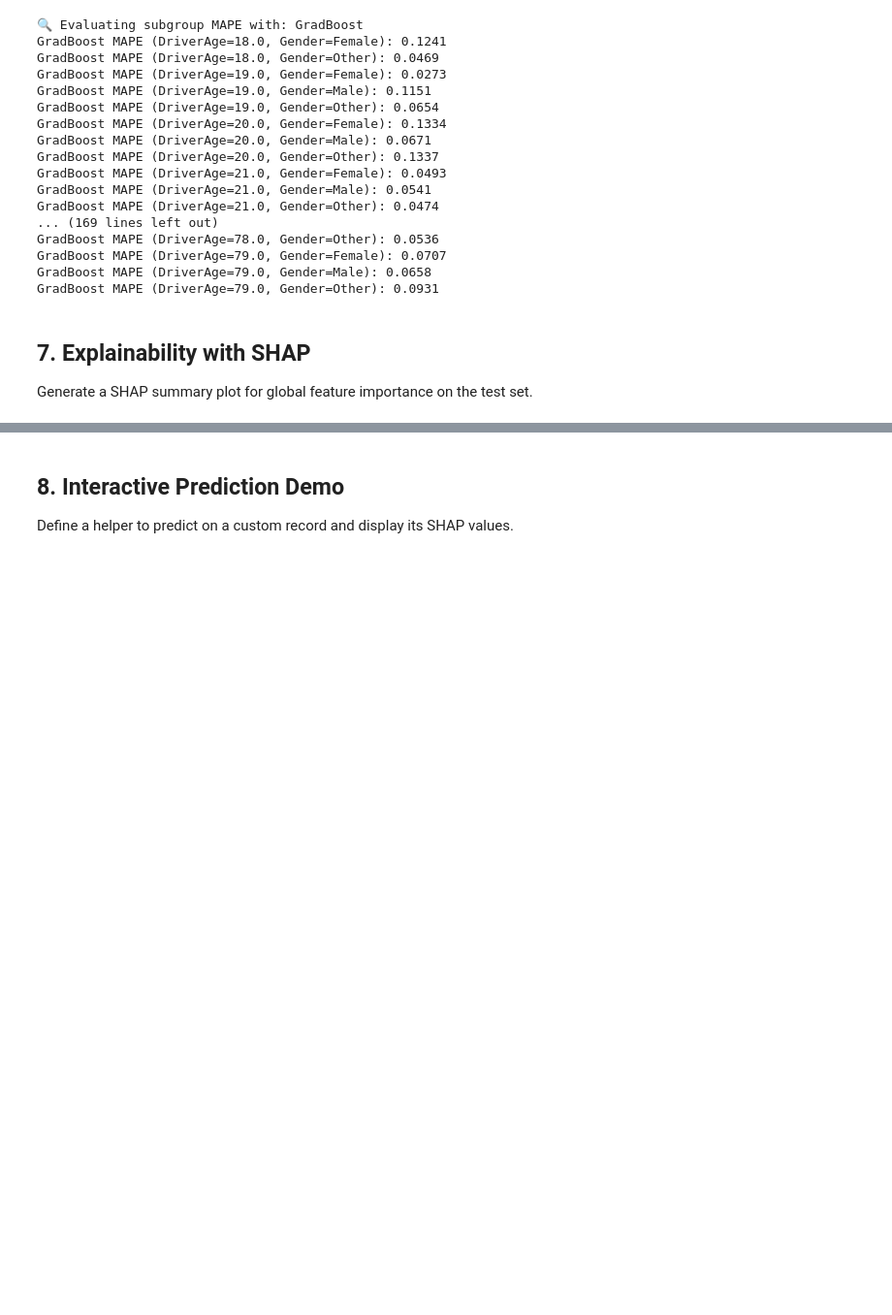
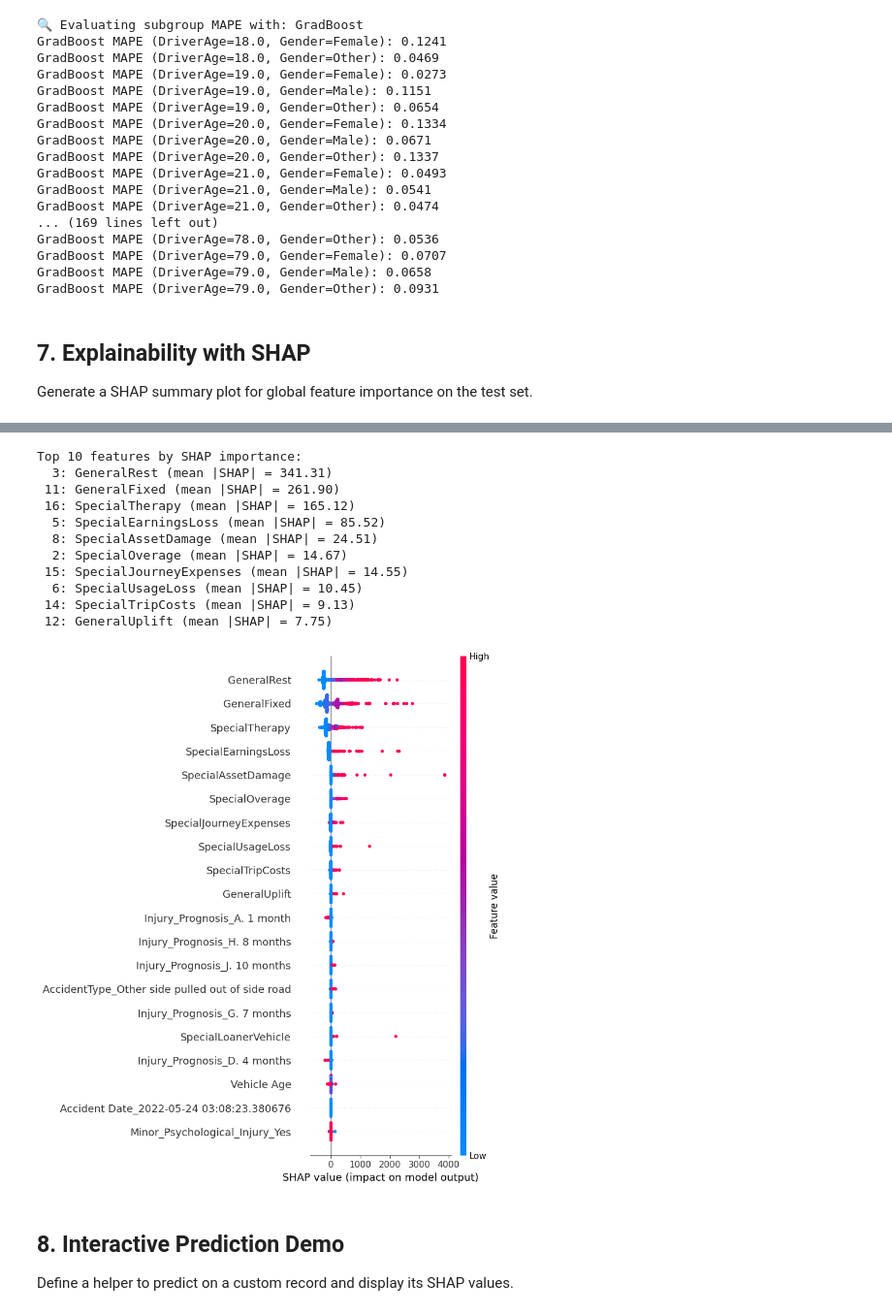
Before and after one commit to AasritD/resit, a Jupyter notebook: notebooks/AI_notebook.ipynb, the cells around one changed output, grey strips where cells are left out. Shown at 97% size. Cells and saved outputs as stored; diff of their text form; code cells hidden in the pictures; blank space fills up the shorter version.

```diff
--- a/notebooks/AI_notebook.ipynb
+++ b/notebooks/AI_notebook.ipynb
@@ -324,3 +342,54 @@ def predict_and_explain(record: dict):
+# %%
+# — Map preprocessed feature columns back to human-readable names —
+
+# 1. Numeric feature names (already defined)
+num_feats = num_cols
+
+# 2. OneHotEncoder feature names for the categoricals
+cat_feats = (
+    preprocessor
+      .named_transformers_['cat']          # the "cat" transformer
+      .named_steps['encoder']              # step name is 'encoder', not 'encode'
+      .get_feature_names_out(cat_cols)     # pass in original cat column names
+      .tolist()
+)
+
+# 3. Combine
+feature_names = num_feats + cat_feats
+
+# 4. Sanity check
+assert len(feature_names) == X_train_proc.shape[1], (
+    f"Expected {X_train_proc.shape[1]} names, got {len(feature_names)}"
+)
+
+# 5. Show top 10 by mean absolute SHAP
+import numpy as np
+mean_abs_shap = np.abs(shap_values.values).mean(axis=0)
+top_idx = np.argsort(-mean_abs_shap)[:10]
+
+print("Top 10 features by SHAP importance:")
+for i in top_idx:
+    print(f"{i:3d}: {feature_names[i]} (mean |SHAP| = {mean_abs_shap[i]:.2f})")
+
+# 6. (Optional) Re-plot summary with labels
+shap.summary_plot(
+    shap_values,
+    features=X_test_proc,
+    feature_names=feature_names
+)
+# %% [output]
+Top 10 features by SHAP importance:
+  3: GeneralRest (mean |SHAP| = 341.31)
+ 11: GeneralFixed (mean |SHAP| = 261.90)
+ 16: SpecialTherapy (mean |SHAP| = 165.12)
+  5: SpecialEarningsLoss (mean |SHAP| = 85.52)
+  8: SpecialAssetDamage (mean |SHAP| = 24.51)
+  2: SpecialOverage (mean |SHAP| = 14.67)
+ 15: SpecialJourneyExpenses (mean |SHAP| = 14.55)
+  6: SpecialUsageLoss (mean |SHAP| = 10.45)
+ 14: SpecialTripCosts (mean |SHAP| = 9.13)
+ 12: GeneralUplift (mean |SHAP| = 7.75)
+[figure, added]
 # %% [markdown]
 ## 8. Interactive Prediction Demo
 
```
Also changed, not shown: parts of 2 cells of this notebook, 9 other files.
